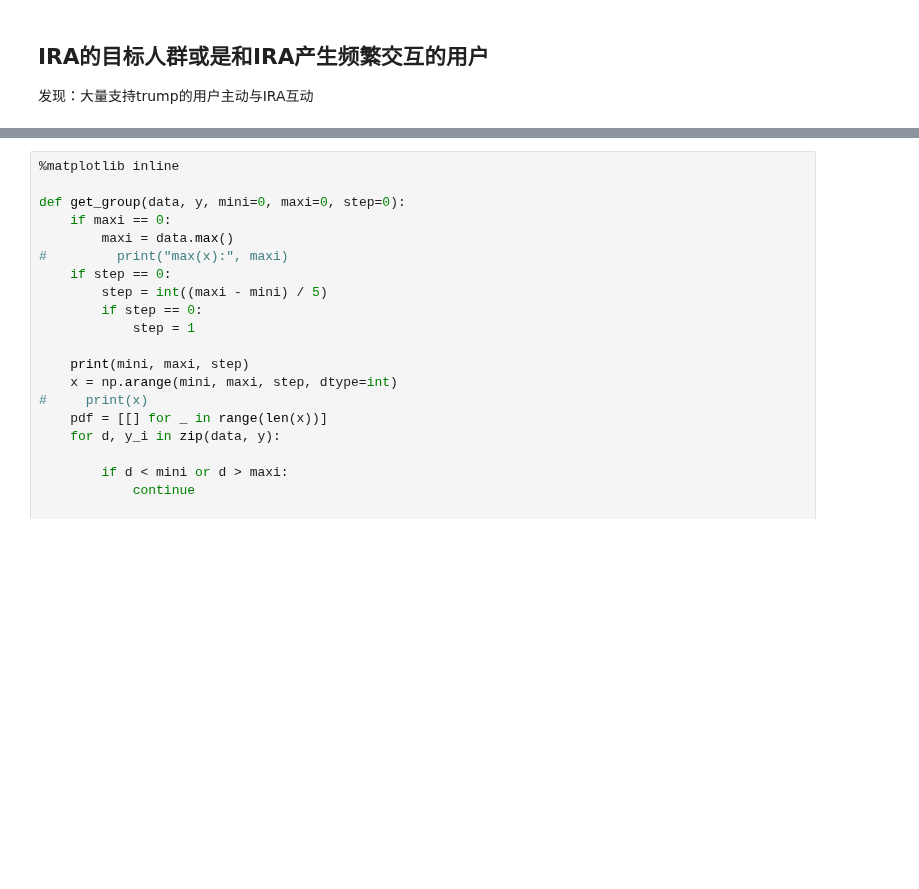
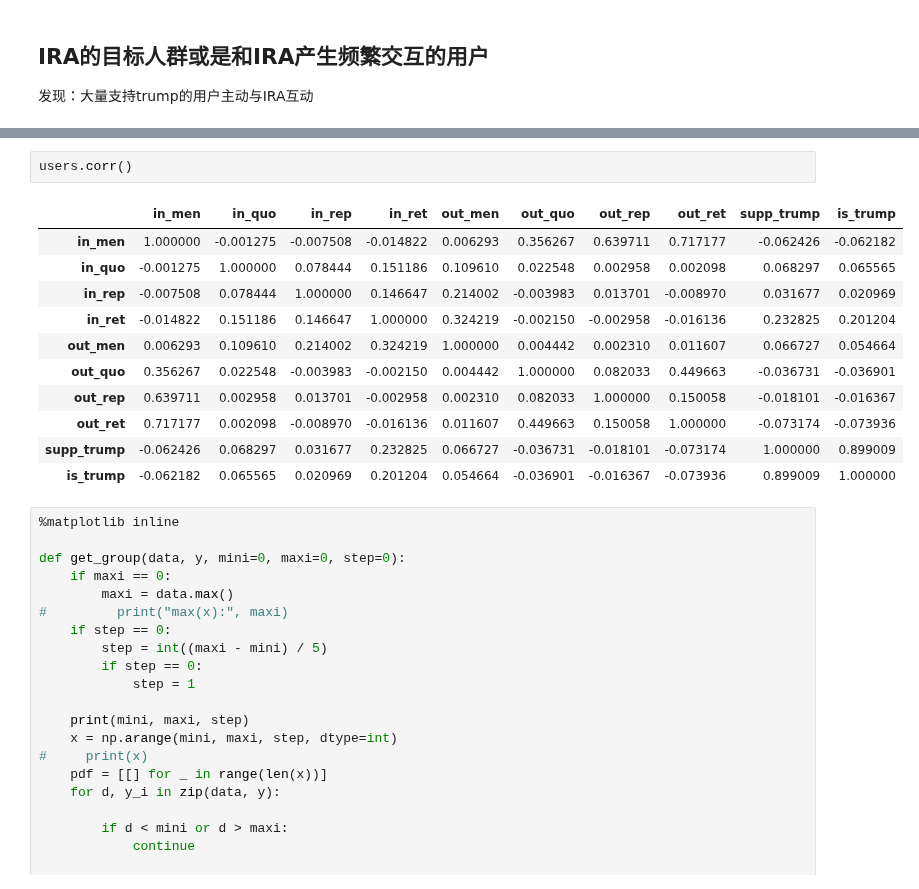
Before and after one commit to kayzhou/fake_news_during_election, a Jupyter notebook: interaction_with_ira.ipynb, the cells around one changed output, grey strips where cells are left out. Drawn from its saved outputs; the diff is of its cells as text; blank space fills up the shorter version.

```diff
--- a/interaction_with_ira.ipynb
+++ b/interaction_with_ira.ipynb
@@ -479,6 +483,20 @@ for beh in ["in_ret", "out_ret", "in_men", "out_men", "in_rep", "out_rep", "in_q
 [figure]
 [figure]
 [figure]
+# %%
+users.corr()
+# %% [output]
+|  | in_men | in_quo | in_rep | in_ret | out_men | out_quo | out_rep | out_ret | supp_trump | is_trump |
+| in_men | 1.000000 | -0.001275 | -0.007508 | -0.014822 | 0.006293 | 0.356267 | 0.639711 | 0.717177 | -0.062426 | -0.062182 |
+| in_quo | -0.001275 | 1.000000 | 0.078444 | 0.151186 | 0.109610 | 0.022548 | 0.002958 | 0.002098 | 0.068297 | 0.065565 |
+| in_rep | -0.007508 | 0.078444 | 1.000000 | 0.146647 | 0.214002 | -0.003983 | 0.013701 | -0.008970 | 0.031677 | 0.020969 |
+| in_ret | -0.014822 | 0.151186 | 0.146647 | 1.000000 | 0.324219 | -0.002150 | -0.002958 | -0.016136 | 0.232825 | 0.201204 |
+| out_men | 0.006293 | 0.109610 | 0.214002 | 0.324219 | 1.000000 | 0.004442 | 0.002310 | 0.011607 | 0.066727 | 0.054664 |
+| out_quo | 0.356267 | 0.022548 | -0.003983 | -0.002150 | 0.004442 | 1.000000 | 0.082033 | 0.449663 | -0.036731 | -0.036901 |
+| out_rep | 0.639711 | 0.002958 | 0.013701 | -0.002958 | 0.002310 | 0.082033 | 1.000000 | 0.150058 | -0.018101 | -0.016367 |
+| out_ret | 0.717177 | 0.002098 | -0.008970 | -0.016136 | 0.011607 | 0.449663 | 0.150058 | 1.000000 | -0.073174 | -0.073936 |
+| supp_trump | -0.062426 | 0.068297 | 0.031677 | 0.232825 | 0.066727 | -0.036731 | -0.018101 | -0.073174 | 1.000000 | 0.899009 |
+| is_trump | -0.062182 | 0.065565 | 0.020969 | 0.201204 | 0.054664 | -0.036901 | -0.016367 | -0.073936 | 0.899009 | 1.000000 |
 # %%
 %matplotlib inline
 
```
Also changed, not shown: parts of 4 cells of this notebook, 1 other file.
